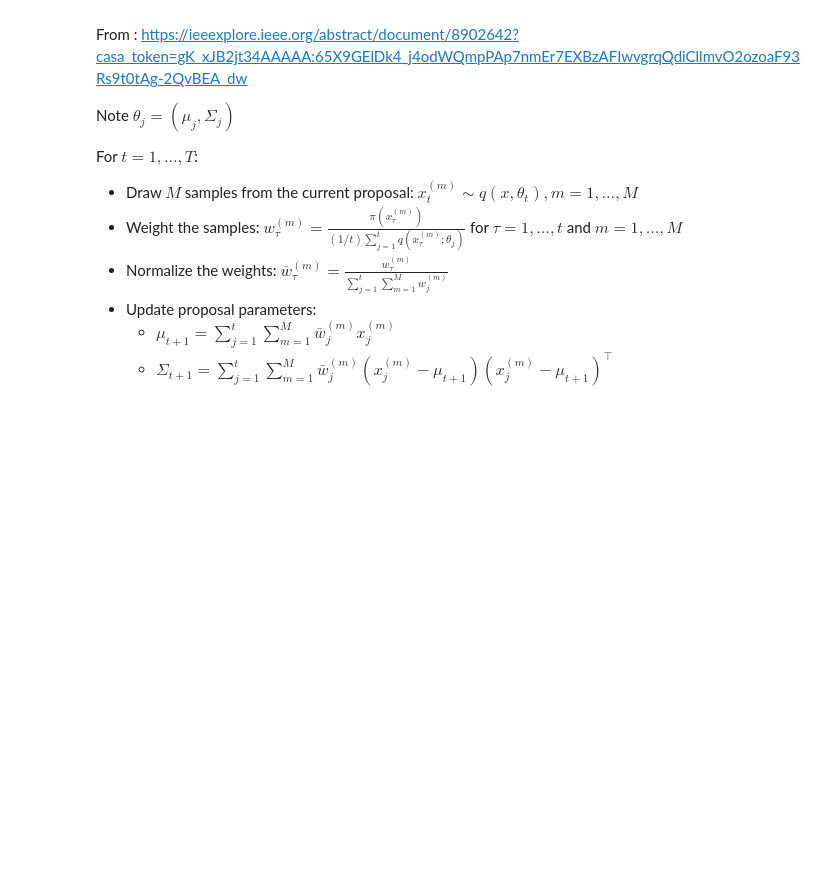
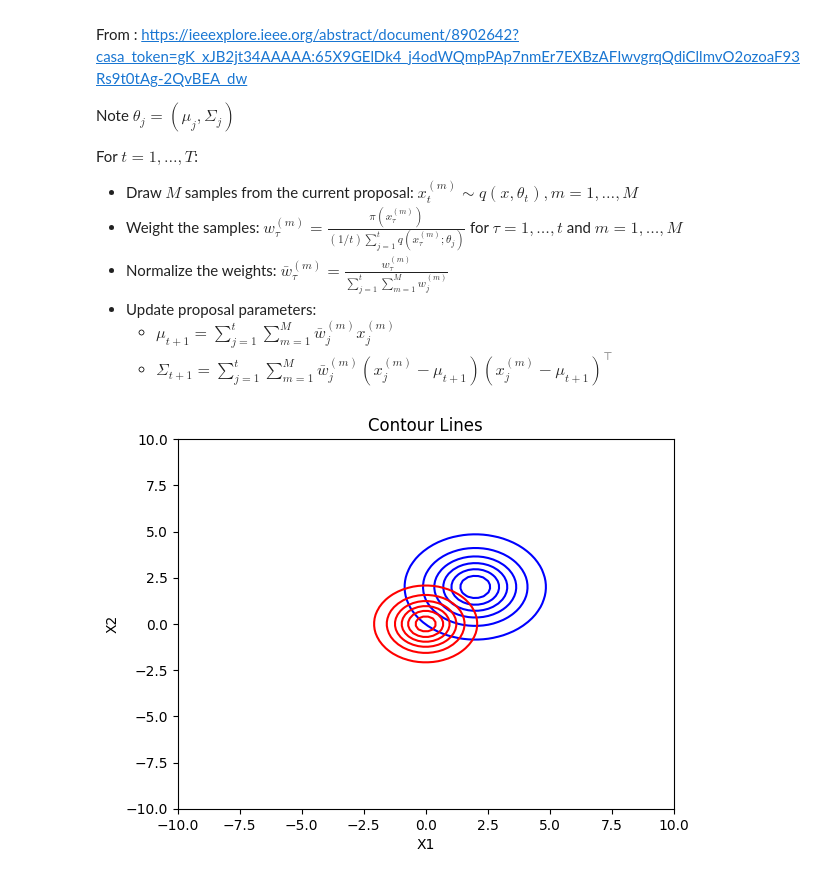
Before and after one commit to nicola144/ais-heavy-tails, a Jupyter notebook: toy_example.ipynb, the cells around one changed output. Drawn from its saved outputs; the diff is of its cells as text; code cells hidden in the pictures; blank space fills up the shorter version.

```diff
--- a/toy_example.ipynb
+++ b/toy_example.ipynb
@@ -157,7 +161,9 @@ def AMIS_student_fixed_dof(mu_initial,shape_initial, n_iterations, target_pdf, d
 
         shape_current = ((ddof_target - 2) / ddof_target) * np.einsum('tm, tmd, tme -> de', np.exp(updated_normalized_logweights), diff, diff)
 # %%
-# plot_contour_lines(multivariate_t(loc=mean_proposal,shape=shape_proposal,df=ddof_proposal), multivariate_t(loc=mean_target,shape=shape_target,df=ddof_target), iteration=0)
+plot_contour_lines(multivariate_t(loc=mean_proposal,shape=shape_proposal,df=ddof_proposal), multivariate_t(loc=mean_target,shape=shape_target,df=ddof_target), iteration=0)
+# %% [output]
+[figure, added]
 # %%
 AMIS_student_fixed_dof(mu_initial=mean_proposal,shape_initial=shape_proposal, n_iterations=30, target_pdf=multivariate_t(loc=mean_target,shape=shape_target,df=ddof_target), ddof_proposal=ddof_proposal)
 # %% [output]
```
Also changed, not shown: parts of 3 cells of this notebook.
